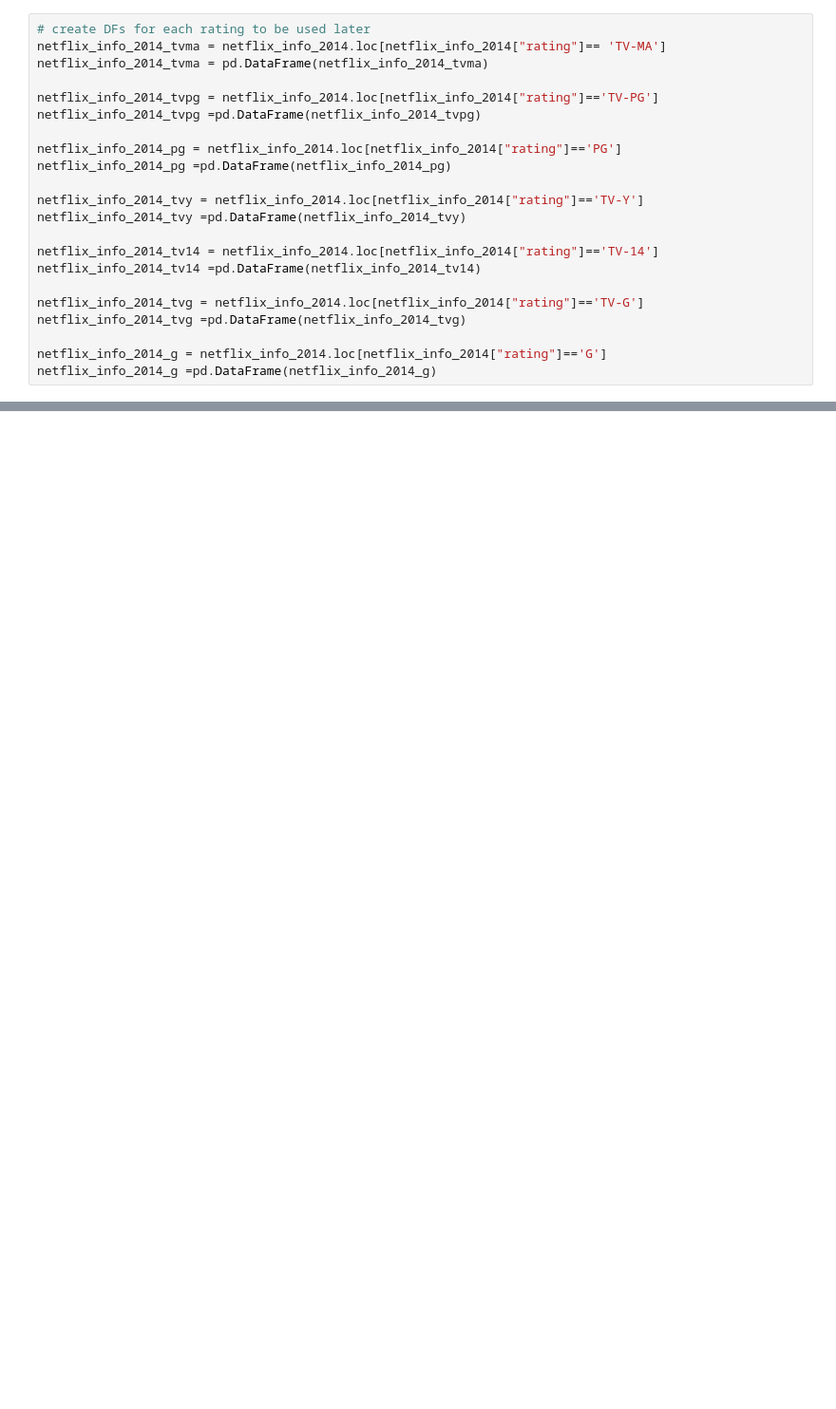
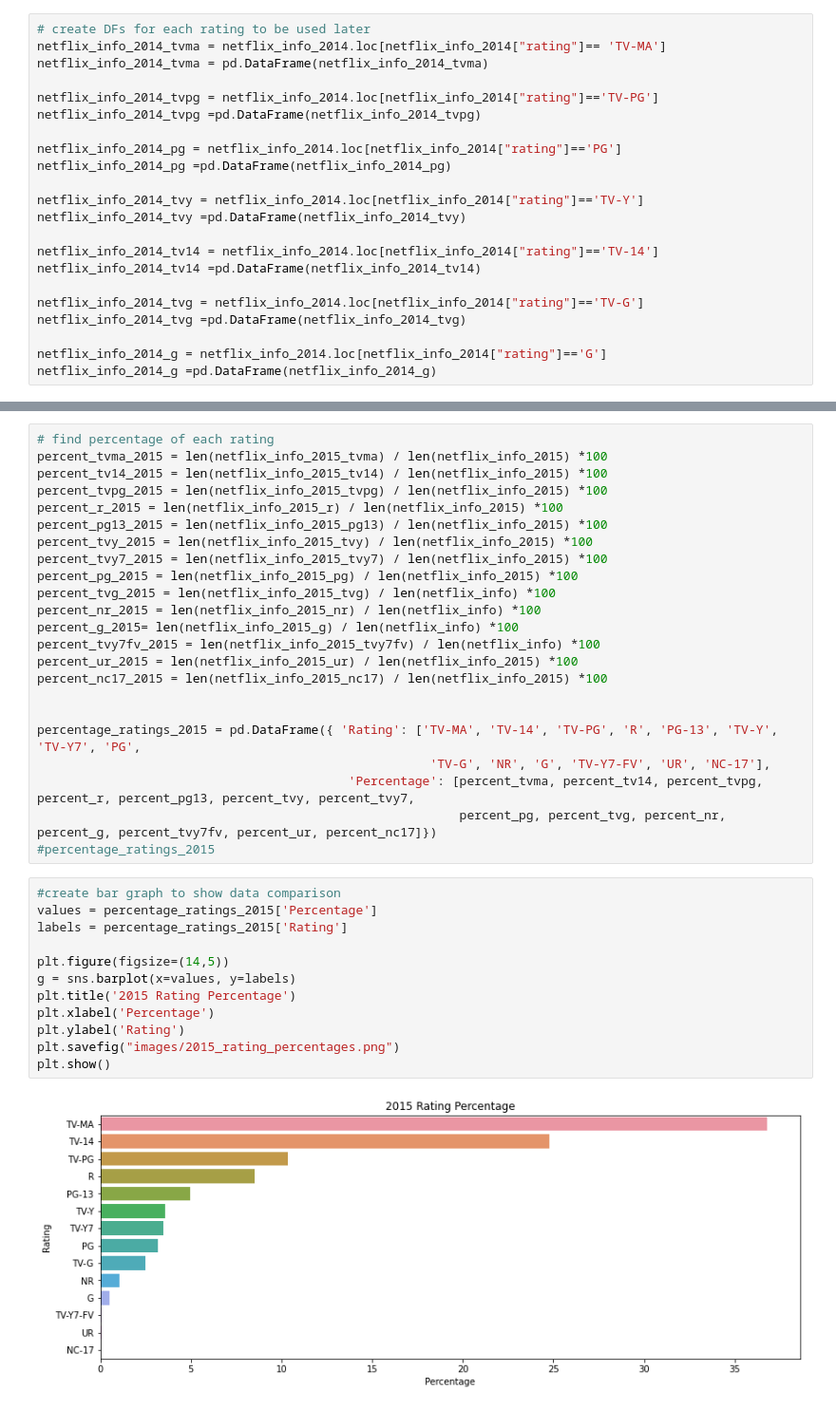
Before and after one commit to shades9a/Netflix_Catolog, a Jupyter notebook: Netflix_Compare.ipynb, the cells around one changed output, grey strips where cells are left out. Shown: that part at 95% size. Drawn from its saved outputs; the diff is of its cells as text; blank space fills up the shorter version.

Commit message:
adding 2015 info

```diff
--- a/Netflix_Compare.ipynb
+++ b/Netflix_Compare.ipynb
@@ -204,0 +224,37 @@ Text(0.5, 1.0, 'Ratings for 2014')
+# %%
+# find percentage of each rating
+percent_tvma_2015 = len(netflix_info_2015_tvma) / len(netflix_info_2015) *100
+percent_tv14_2015 = len(netflix_info_2015_tv14) / len(netflix_info_2015) *100
+percent_tvpg_2015 = len(netflix_info_2015_tvpg) / len(netflix_info_2015) *100
+percent_r_2015 = len(netflix_info_2015_r) / len(netflix_info_2015) *100
+percent_pg13_2015 = len(netflix_info_2015_pg13) / len(netflix_info_2015) *100
+percent_tvy_2015 = len(netflix_info_2015_tvy) / len(netflix_info_2015) *100
+percent_tvy7_2015 = len(netflix_info_2015_tvy7) / len(netflix_info_2015) *100
+percent_pg_2015 = len(netflix_info_2015_pg) / len(netflix_info_2015) *100
+percent_tvg_2015 = len(netflix_info_2015_tvg) / len(netflix_info) *100
+percent_nr_2015 = len(netflix_info_2015_nr) / len(netflix_info) *100
+percent_g_2015= len(netflix_info_2015_g) / len(netflix_info) *100
+percent_tvy7fv_2015 = len(netflix_info_2015_tvy7fv) / len(netflix_info) *100
+percent_ur_2015 = len(netflix_info_2015_ur) / len(netflix_info_2015) *100
+percent_nc17_2015 = len(netflix_info_2015_nc17) / len(netflix_info_2015) *100
+
+
+percentage_ratings_2015 = pd.DataFrame({ 'Rating': ['TV-MA', 'TV-14', 'TV-PG', 'R', 'PG-13', 'TV-Y', 'TV-Y7', 'PG',
+                                                     'TV-G', 'NR', 'G', 'TV-Y7-FV', 'UR', 'NC-17'],
+                                          'Percentage': [percent_tvma, percent_tv14, percent_tvpg, percent_r, percent_pg13, percent_tvy, percent_tvy7,
+                                                         percent_pg, percent_tvg, percent_nr, percent_g, percent_tvy7fv, percent_ur, percent_nc17]})
+#percentage_ratings_2015
+# %%
+#create bar graph to show data comparison
+values = percentage_ratings_2015['Percentage']
+labels = percentage_ratings_2015['Rating']
+
+plt.figure(figsize=(14,5))
+g = sns.barplot(x=values, y=labels)
+plt.title('2015 Rating Percentage')
+plt.xlabel('Percentage')
+plt.ylabel('Rating')
+plt.savefig("images/2015_rating_percentages.png")
+plt.show()
+# %% [output]
+[figure, added]
```
Also changed, not shown: parts of 12 cells of this notebook, 2 other files.
